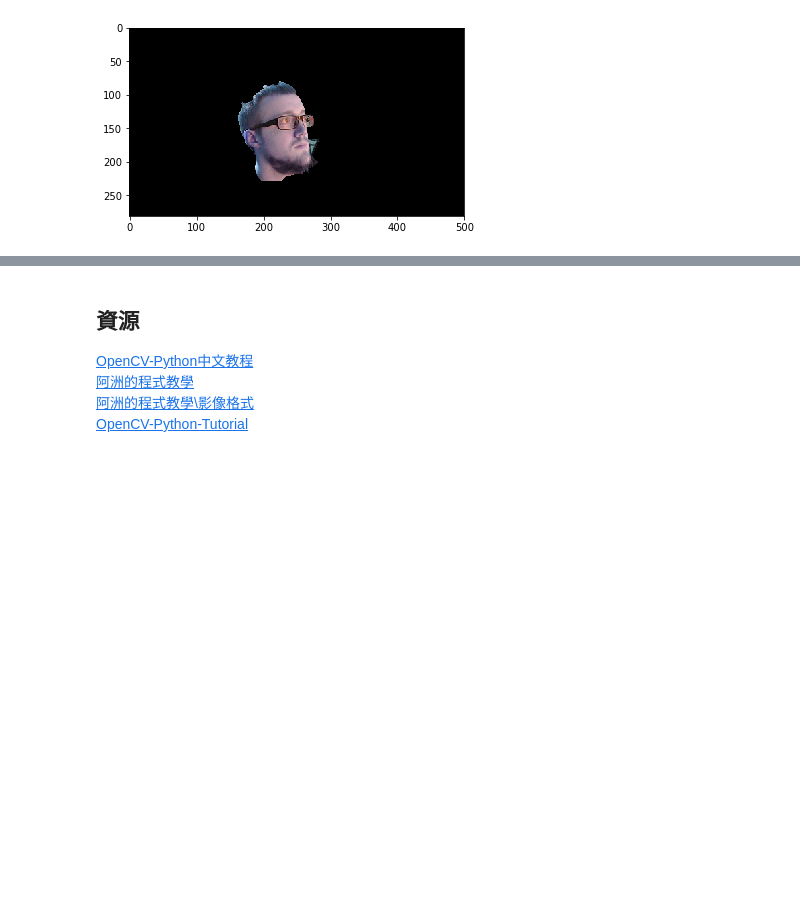
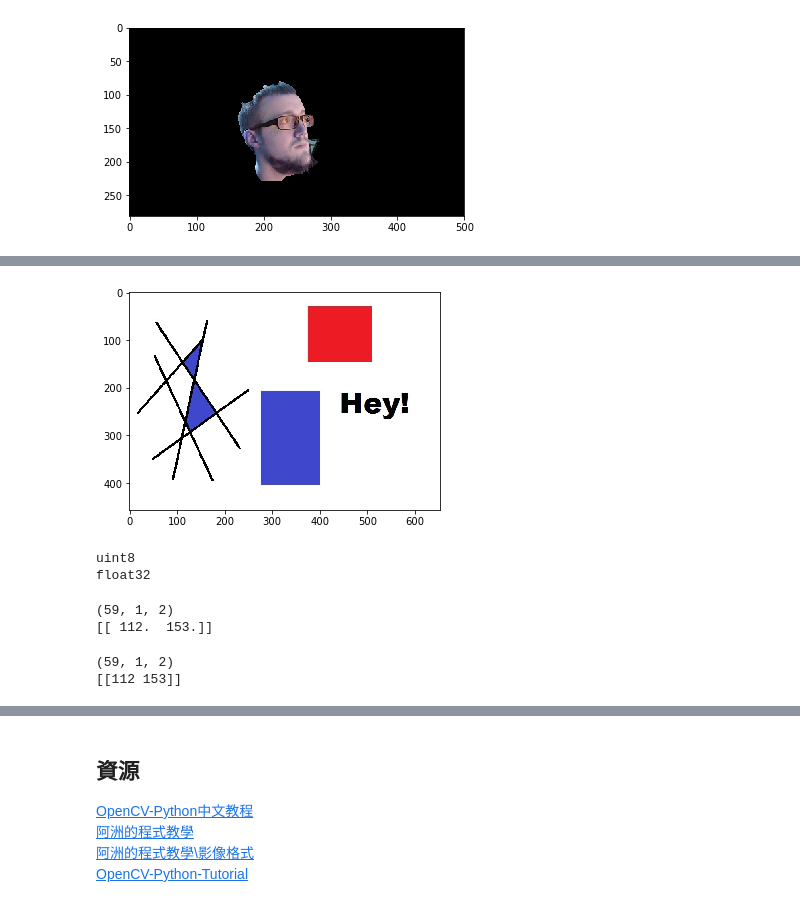
Before and after one commit to shaoeChen/opencv, a Jupyter notebook: Opencv_course.ipynb, the cells around one changed output, grey strips where cells are left out. Cells and saved outputs as stored; diff of their text form; code cells hidden in the pictures; blank space fills up the shorter version.

Commit message:
add new course_corner_detection

```diff
--- a/Opencv_course.ipynb
+++ b/Opencv_course.ipynb
@@ -929,0 +947,37 @@ plt.imshow(img)
+# %%
+#  載入需求套件
+import numpy as np
+import cv2
+import matplotlib.pyplot as plt
+
+#  讀入照片，照片來源為pythonprogramming.net
+img = cv2.imread('./img/opencv-corner-detection-sample.jpg')
+plt.imshow(cv2.cvtColor(img, cv2.COLOR_BGR2RGB))
+plt.show()
+# %% [output]
+[figure, added]
+# %%
+#  照片灰值化
+gray = cv2.cvtColor(img, cv2.COLOR_BGR2GRAY)
+#  型別轉換
+print(gray.dtype)
+gray = np.float32(gray)
+print(gray.dtype)
+# %% [output]
+uint8
+float32
+# %%
+#  取得100個偵測試，這部份可以自行調整參數觀察其它不同變化
+corners = cv2.goodFeaturesToTrack(gray, 100, 0.1, 10)
+print(corners.shape)
+print(corners[0])
+# %% [output]
+(59, 1, 2)
+[[ 112.  153.]]
+# %%
+corners = np.int0(corners)
+print(corners.shape)
+print(corners[0])
+# %% [output]
+(59, 1, 2)
+[[112 153]]
```
Also changed, not shown: parts of 3 cells of this notebook, 1 other file.
